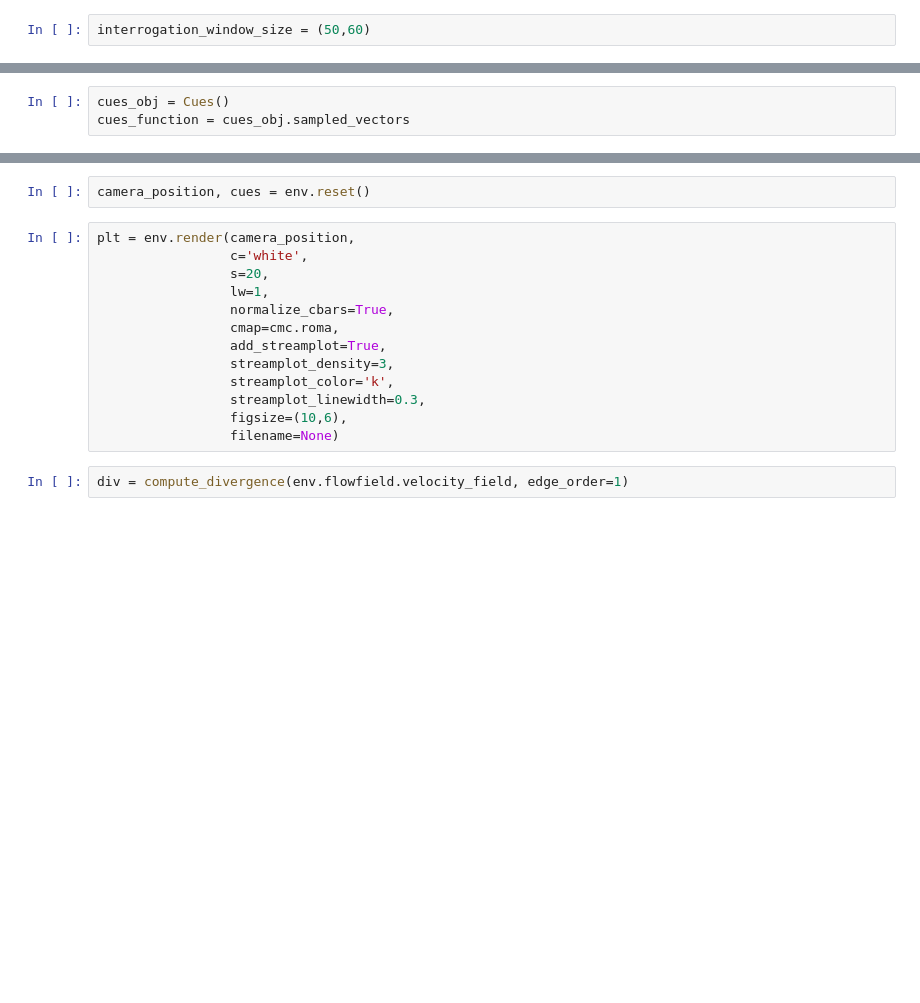
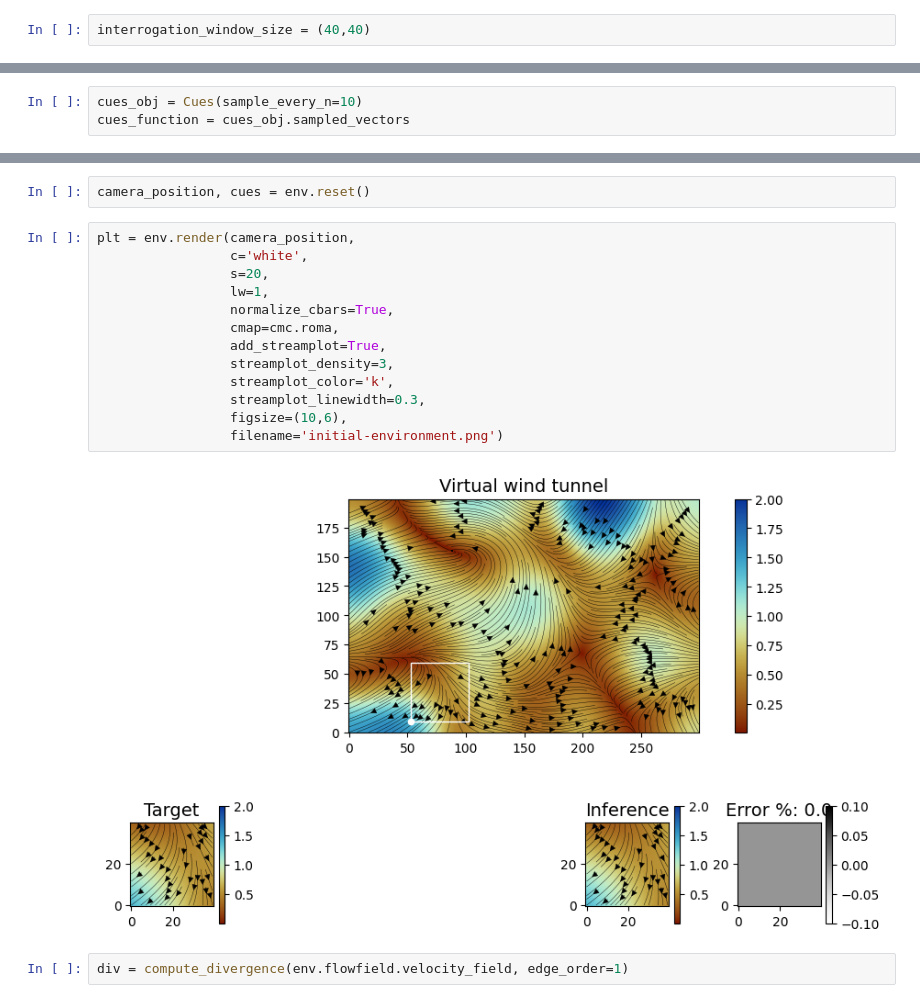
Before and after one commit to kamilazdybal/pykitPIV, a Jupyter notebook: jupyter-notebooks/demo-pykitPIV-12-RL-find-sources-and-sinks.ipynb, the cells around one changed output, grey strips where cells are left out. Drawn from its saved outputs; the diff is of its cells as text; blank space fills up the shorter version.

```diff
--- a/jupyter-notebooks/demo-pykitPIV-12-RL-find-sources-and-sinks.ipynb
+++ b/jupyter-notebooks/demo-pykitPIV-12-RL-find-sources-and-sinks.ipynb
@@ -27,7 +30,7 @@ import torch
 import sys, os
 import time
 # %%
-interrogation_window_size = (50,60)
+interrogation_window_size = (40,40)
 # %% [markdown]
 ***
 
@@ -107,7 +156,7 @@ lima_inference_model = ONNXmodel(model_file)
 # %% [markdown]
 Define the cues that the RL agent effectively senses and learns from:
 # %%
-cues_obj = Cues()
+cues_obj = Cues(sample_every_n=10)
 cues_function = cues_obj.sampled_vectors
 # %% [markdown]
 Initialize the `Gymnasium` environment:
@@ -128,16 +177,18 @@ camera_position, cues = env.reset()
 # %%
 plt = env.render(camera_position,
                  c='white',
                  s=20,
                  lw=1,
                  normalize_cbars=True,
                  cmap=cmc.roma,
                  add_streamplot=True,
                  streamplot_density=3,
                  streamplot_color='k',
                  streamplot_linewidth=0.3,
                  figsize=(10,6),
-                 filename=None)
+                 filename='initial-environment.png')
+# %% [output]
+[figure, added]
 # %%
 div = compute_divergence(env.flowfield.velocity_field, edge_order=1)
 # %%
```
Also changed, not shown: parts of 28 cells of this notebook, 3 other files.
